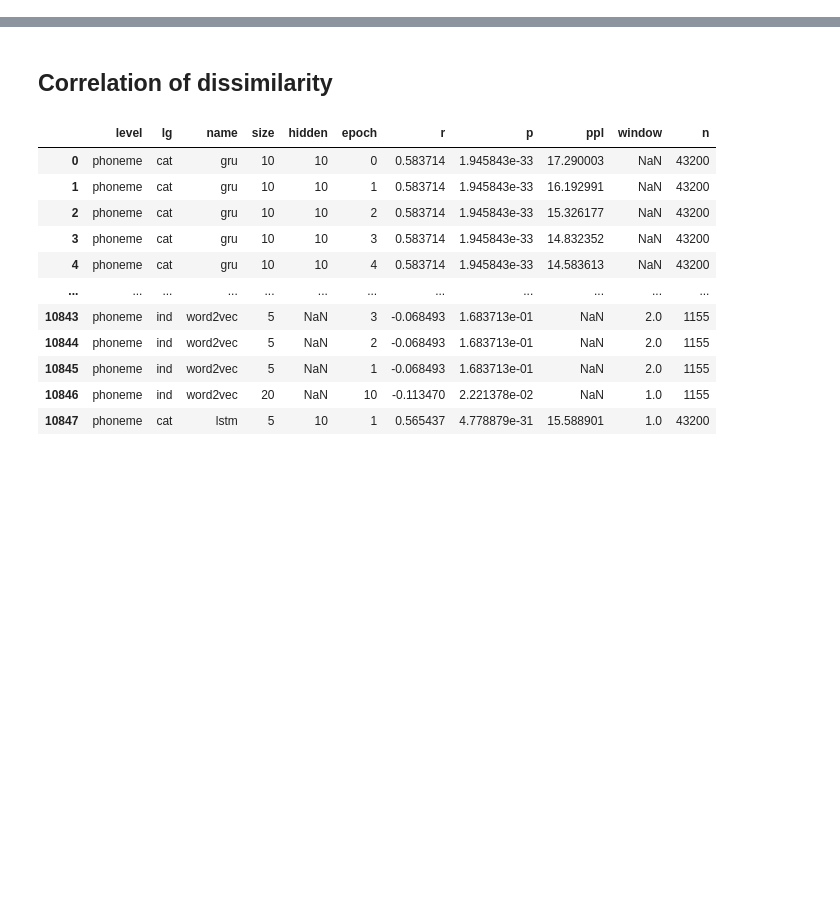
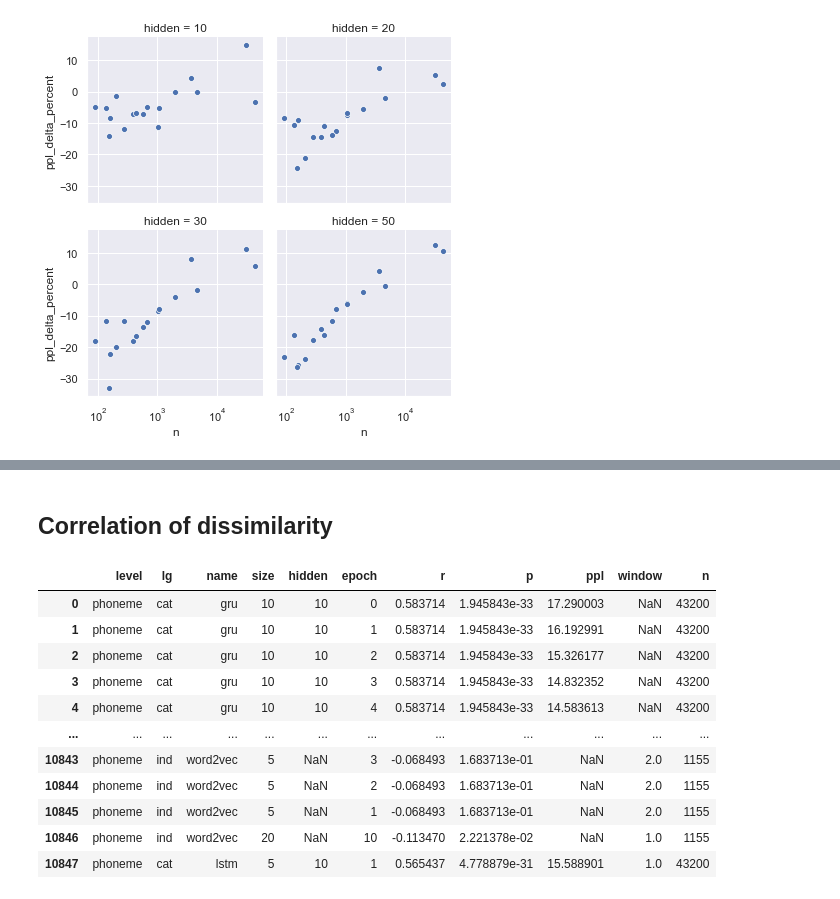
Before and after one commit to geoffbacon/phonological-features, a Jupyter notebook: src/Phonological-features.ipynb, the cells around one changed output, grey strips where cells are left out. Saved outputs shown, nothing was run; the diff lists cells and outputs as text; code cells hidden in the pictures; blank space fills up the shorter version.

```diff
--- a/src/Phonological-features.ipynb
+++ b/src/Phonological-features.ipynb
@@ -123,0 +136,6 @@ grid = sns.scatterplot(data=stats_by_epoch, x=stats_by_epoch.index, y="t");
+# %%
+relationship_between_performance_delta_and_hyperparams_subset(
+    [5, 10, 20, 30], [10, 20, 30, 50], ["rnn", "lstm", "gru"], "hidden"
+);
+# %% [output]
+[figure, added]
```
Also changed, not shown: parts of 20 cells of this notebook.
